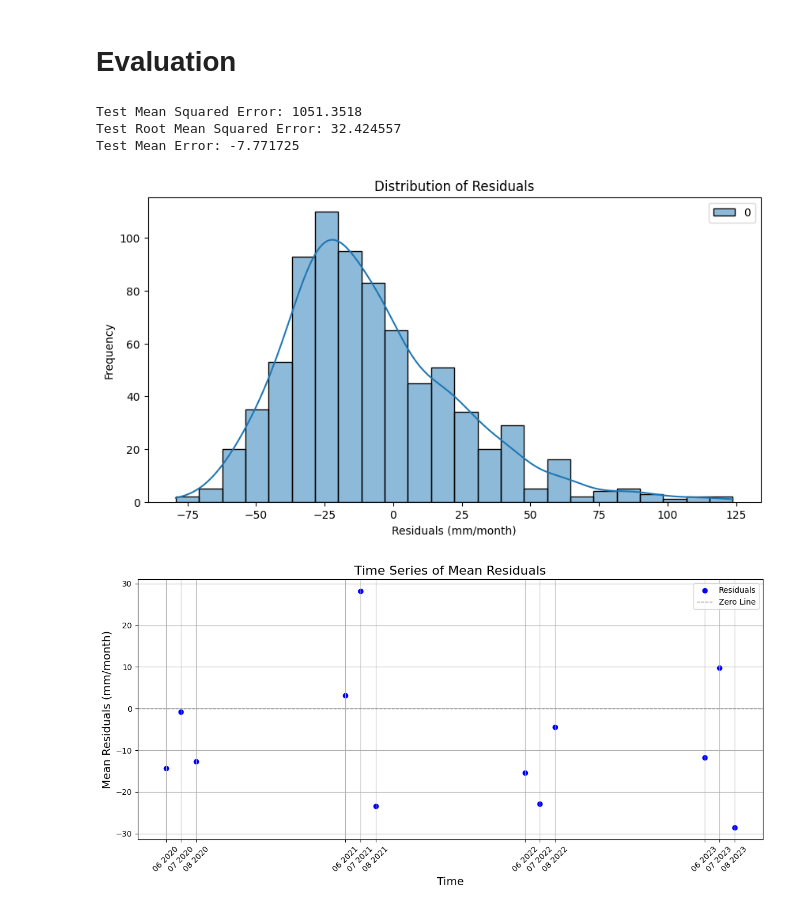
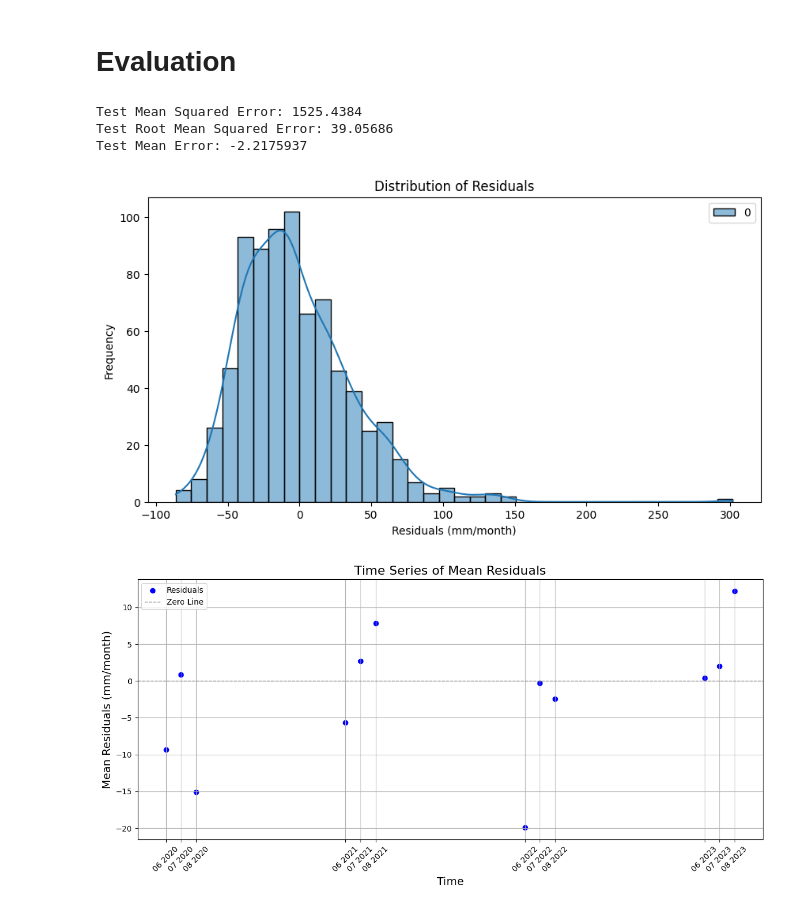
Before and after one commit to Saul-the-engineer/climate_ai, a Jupyter notebook: notebooks/04_model_ml.ipynb, the cells around one changed output. Drawn from its saved outputs; the diff is of its cells as text; code cells hidden in the pictures.

```diff
--- a/notebooks/04_model_ml.ipynb
+++ b/notebooks/04_model_ml.ipynb
@@ -181,7 +183,7 @@ test_features = test_df.drop(columns=["time", "latitude", "longitude"])
 # %%
 # Initialize scalers for features and target
 feature_scaler = StandardScaler()
-target_scaler = MinMaxScaler()
+target_scaler = StandardScaler()
 
 # Fit scalers on the training data
 train_scaled_features = feature_scaler.fit_transform(
@@ -217,20 +219,25 @@ test_scaled_df = pd.DataFrame(
 # Model Training
 # %%
 class NeuralNetwork(nn.Module):
-    def __init__(self, input_size, output_size=1, hidden_size=128, dropout=0.2):
+    def __init__(self, input_size, output_size=1, hidden_size=128, dropout=0.5):
         super().__init__()
+        # First layer (input -> hidden)
         self.fc1 = nn.Linear(input_size, hidden_size)
+        self.bn1 = nn.BatchNorm1d(hidden_size)
         self.dropout1 = nn.Dropout(dropout)
-        self.bn1 = nn.BatchNorm1d(hidden_size)
+
+        # Second layer (hidden -> hidden)
         self.fc2 = nn.Linear(hidden_size, hidden_size)
+        self.bn2 = nn.BatchNorm1d(hidden_size)
         self.dropout2 = nn.Dropout(dropout)
-        self.bn2 = nn.BatchNorm1d(hidden_size)
+
+        # Third layer (hidden -> output)
         self.fc3 = nn.Linear(hidden_size, output_size)
 
     def forward(self, x):
-        # linear -> relu -> dropout
-        x = self.bn1(self.dropout1(F.relu(self.fc1(x))))
-        x = self.bn2(self.dropout2(F.relu(self.fc2(x))))
+        # Linear -> BatchNorm -> SwiGLU -> Dropout
+        x = self.dropout1(F.relu(self.bn1(self.fc1(x))))
+        x = self.dropout2(F.relu(self.bn2(self.fc2(x))))
         x = self.fc3(x)
         return x
 # %%
@@ -317,7 +324,7 @@ val_dataset = CustomDataset(val_features_tensor, val_targets_tensor)
 test_dataset = CustomDataset(test_features_tensor, test_targets_tensor)
 
 # Initialize DataLoaders
-batch_size = 64
+batch_size = 256
 train_loader = DataLoader(train_dataset, batch_size=batch_size, shuffle=True)
 val_loader = DataLoader(val_dataset, batch_size=batch_size, shuffle=False)
 test_loader = DataLoader(test_dataset, batch_size=batch_size, shuffle=False)
@@ -409,9 +416,9 @@ print("Test Mean Squared Error:", test_mse)
 print("Test Root Mean Squared Error:", test_rmse)
 print("Test Mean Error:", test_me)
 # %% [output]
-Test Mean Squared Error: 1051.3518
-Test Root Mean Squared Error: 32.424557
-Test Mean Error: -7.771725
+Test Mean Squared Error: 1525.4384
+Test Root Mean Squared Error: 39.05686
+Test Mean Error: -2.2175937
 # %%
 # Plot the residuals
 plt.figure(figsize=(10, 5))
@@ -421,7 +428,7 @@ plt.xlabel("Residuals (mm/month)")
 plt.ylabel("Frequency")
 plt.show()
 # %% [output]
-[figure, old version]
+[figure, new version]
 # %%
 # Ensure test_residuals is a DataFrame with a proper column name
 residuals_df = pd.DataFrame(test_residuals, columns=["residuals"])
@@ -457,7 +464,7 @@ plt.figure(figsize=(12, 6))
 
 # Scatter plot of residuals
 plt.scatter(
-    test_residuals_timeseries["time"],
+    test_residuals_timeseries["time"] + pd.DateOffset(months=lead_time),
     test_residuals_timeseries["residuals"],
     color="blue",
     label="Residuals",
@@ -471,34 +478,34 @@ plt.title("Time Series of Mean Residuals", fontsize=16)
 plt.xlabel("Time", fontsize=14)
 plt.ylabel("Mean Residuals (mm/month)", fontsize=14)
 
 # Set the x-ticks to only show June, July, and August
 # Extract unique years from the time data
 years = test_residuals_timeseries["time"].dt.year.unique()
 
 # Create x-ticks and labels for each summer month in the unique years
 x_ticks = []
 x_labels = []
 
 for year in years:
     for month in ["06", "07", "08"]:  # June, July, August
         date_str = f"{year}-{month}-01"
         x_ticks.append(pd.to_datetime(date_str))  # Append the date
         x_labels.append(f"{month} {year}")  # Create label for the tick
 
 # Set the ticks and labels
 plt.xticks(ticks=x_ticks, labels=x_labels, rotation=45)
 
 # Add grid for better visibility
 plt.grid()
 
 # Add legend
 plt.legend()
 
 # Show the plot
 plt.tight_layout()
 plt.show()
 # %% [output]
-[figure, old version]
+[figure, new version]
 # %%
 # Create a figure and axis with the PlateCarree projection
 fig, ax = plt.subplots(figsize=(8, 6), subplot_kw={"projection": ccrs.PlateCarree()})
```
Also changed, not shown: parts of 7 cells of this notebook, 2 other files.
